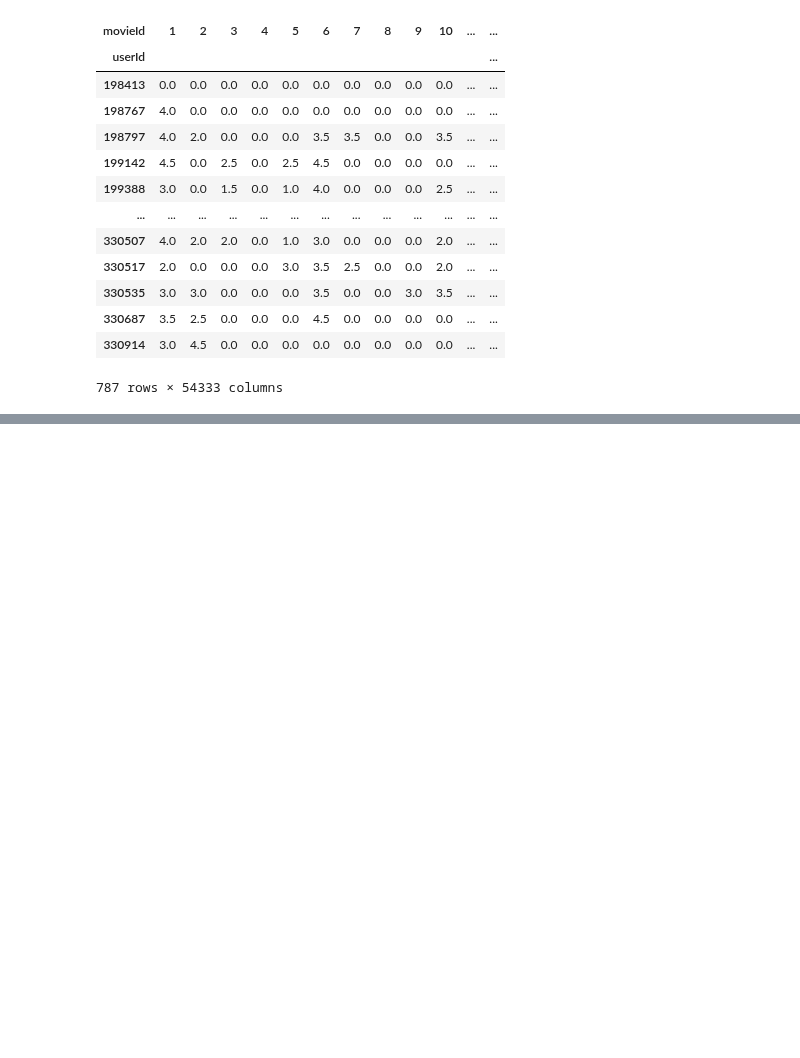
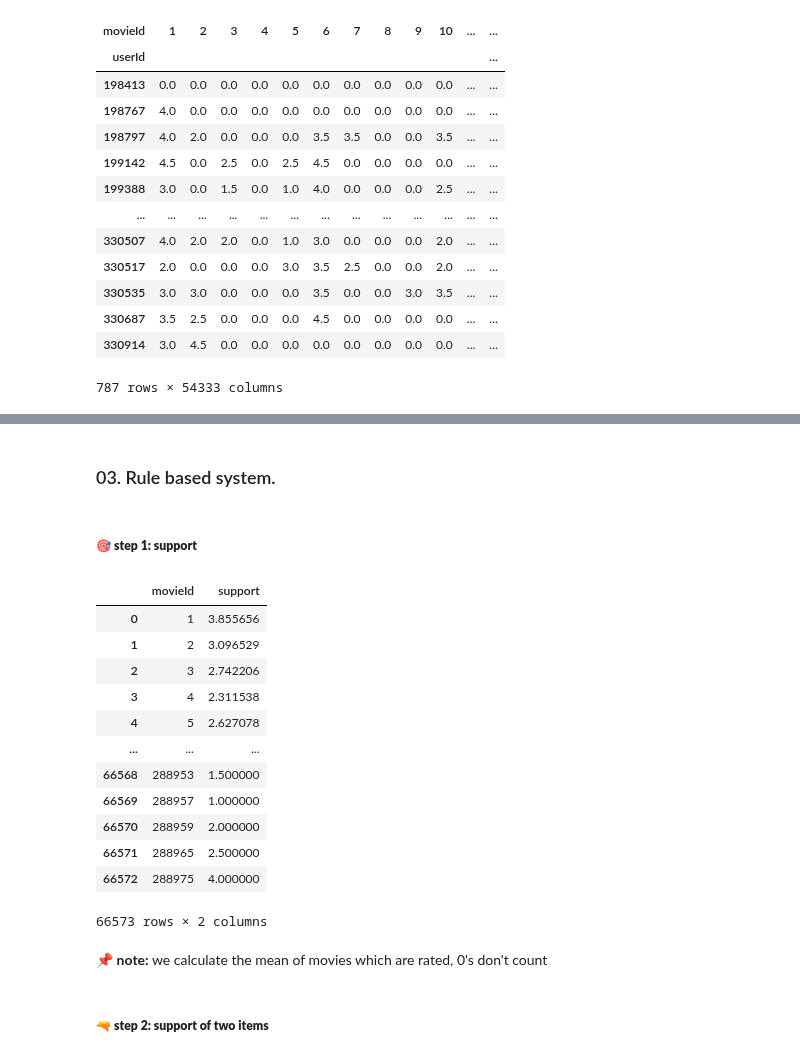
Before and after one commit to Wikusia-s/DM-recomendation-system, a Jupyter notebook: main.ipynb, the cells around one changed output, grey strips where cells are left out. Saved outputs shown, nothing was run; the diff lists cells and outputs as text; code cells hidden in the pictures; blank space fills up the shorter version.

Commit message:
start python rules

```diff
--- a/main.ipynb
+++ b/main.ipynb
@@ -353,0 +384,29 @@ utility_matrix_test
+# %% [markdown]
+### 03. Rule based system.
+# %% [markdown]
+##### 🎯 **step 1: support**
+# %%
+subsets = utility_matrix_train.columns.values.reshape(66573,1)
+
+support = pd.DataFrame(subsets, columns=['movieId'])
+support['support'] = support.apply(lambda x: utility_matrix_train[x['movieId']].replace(0, np.nan).mean(), axis=1)
+
+support
+# %% [output]
+|  | movieId | support |
+| 0 | 1 | 3.855656 |
+| 1 | 2 | 3.096529 |
+| 2 | 3 | 2.742206 |
+| 3 | 4 | 2.311538 |
+| 4 | 5 | 2.627078 |
+| ... | ... | ... |
+| 66568 | 288953 | 1.500000 |
+| 66569 | 288957 | 1.000000 |
+| 66570 | 288959 | 2.000000 |
+| 66571 | 288965 | 2.500000 |
+| 66572 | 288975 | 4.000000 |
+66573 rows × 2 columns
+# %% [markdown]
+📌 **note:** we calculate the mean of movies which are rated, 0's don't count
+# %% [markdown]
+##### 🔫 **step 2: support of two items**
```
Also changed, not shown: parts of 12 cells of this notebook.
